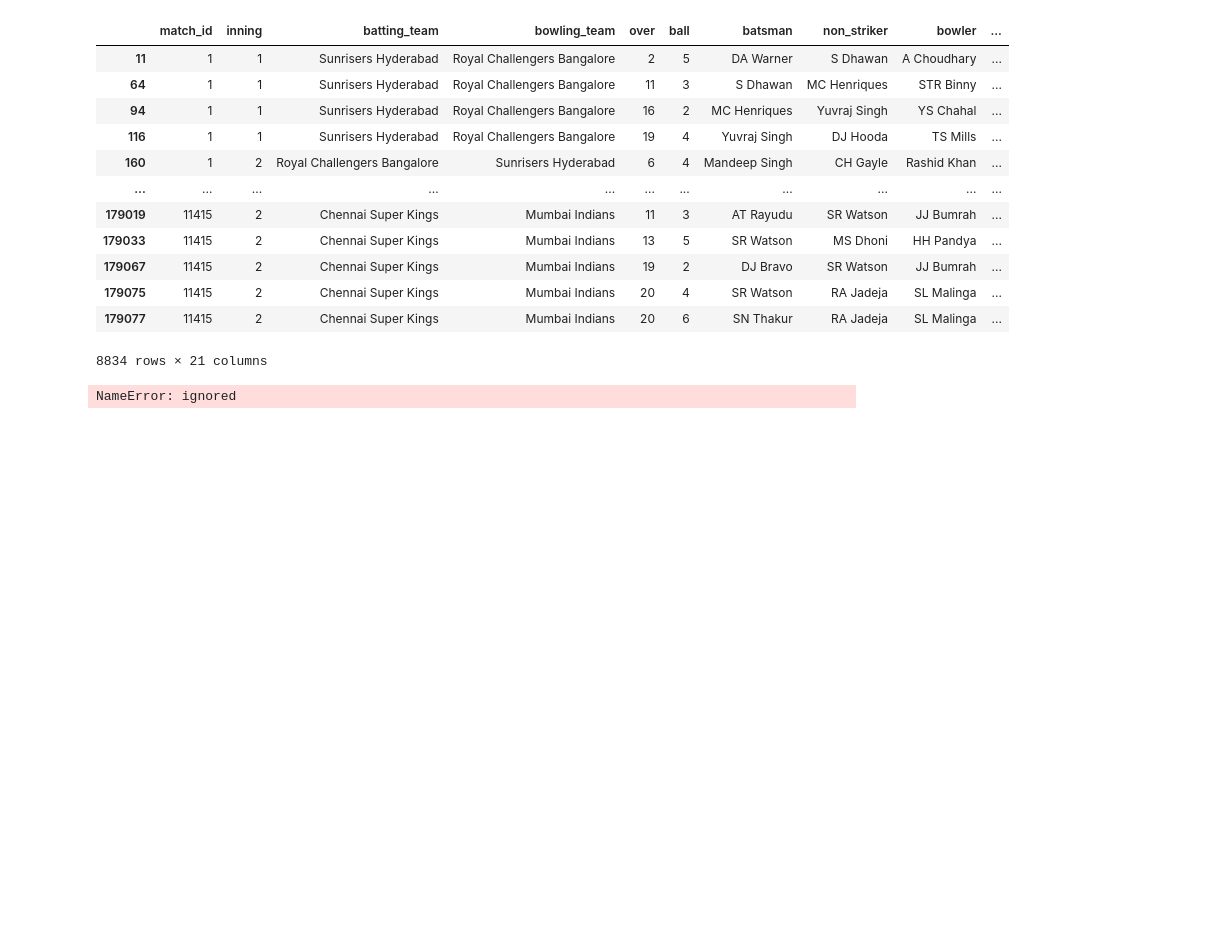
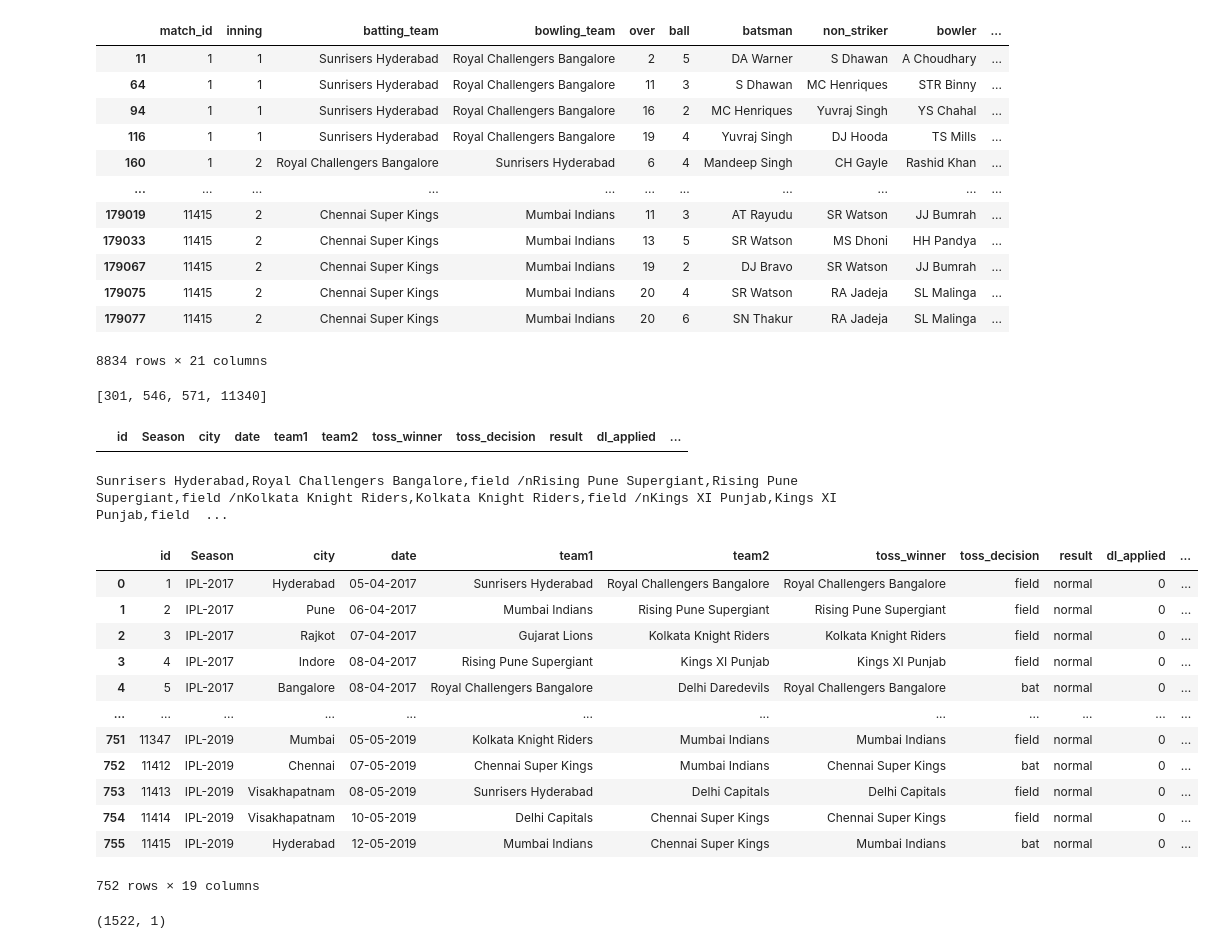
Before and after one commit to satyamgipu/Iplt20analysis, a Jupyter notebook: IPL_T20_Cricket_Analysis_Capstone_Project.ipynb, the cells around one changed output. Drawn from its saved outputs; the diff is of its cells as text; code cells hidden in the pictures; blank space fills up the shorter version.

```diff
--- a/IPL_T20_Cricket_Analysis_Capstone_Project.ipynb
+++ b/IPL_T20_Cricket_Analysis_Capstone_Project.ipynb
@@ -185,7 +110,50 @@ deliveries.loc[deliveries["dismissal_kind"].notna(),:]
 | 179075 | 11415 | 2 | Chennai Super Kings | Mumbai Indians | 20 | 4 | SR Watson | RA Jadeja | SL Malinga | ... |
 | 179077 | 11415 | 2 | Chennai Super Kings | Mumbai Indians | 20 | 6 | SN Thakur | RA Jadeja | SL Malinga | ... |
 8834 rows × 21 columns
-# %%
-delivered
-# %% [output]
-NameError: ignored
+# %%
+match_id_with_no_result=list(match[match["result"]=="no result"].id)
+match_id_with_no_result
+# %% [output]
+[301, 546, 571, 11340]
+# %%
+match=match[~match["id"].isin(match_id_with_no_result)]
+deliveries=deliveries[~deliveries["match_id"].isin(match_id_with_no_result)]
+# %%
+match[match["id"]==546]
+# %% [output]
+|  | id | Season | city | date | team1 | team2 | toss_winner | toss_decision | result | dl_applied | ... |
+# %%
+def inning_finder(winner,toss_decision,toss_winner):
+  innings_winner=0
+  print(winner,end=",")
+  print(toss_winner,end=",")
+  print(toss_decision,end=" /n")
+  if toss_winner==winner and toss_decision=="field":
+    innings_winner=2
+  elif toss_winner==winner and toss_decision=="bat":
+    innings_winner=1
+  elif toss_winner!=winner and toss_decision=="bat":
+    innings_winner=2
+  elif toss_winner!=winner and toss_decision=="field":
+    innings_winner=1
+  return innings_winner
+match["innings_winner"]=match.apply(lambda x: inning_finder(x["winner"],x["toss_decision"],x["toss_winner"]),
+                                                                                axis=1)
+# %% [output]
+Sunrisers Hyderabad,Royal Challengers Bangalore,field /nRising Pune Supergiant,Rising Pune Supergiant,field /nKolkata Knight Riders,Kolkata Knight Riders,field /nKings XI Punjab,Kings XI Punjab,field  ...
+# %%
+match
+# %% [output]
+|  | id | Season | city | date | team1 | team2 | toss_winner | toss_decision | result | dl_applied | ... |
+| 0 | 1 | IPL-2017 | Hyderabad | 05-04-2017 | Sunrisers Hyderabad | Royal Challengers Bangalore | Royal Challengers Bangalore | field | normal | 0 | ... |
+| 1 | 2 | IPL-2017 | Pune | 06-04-2017 | Mumbai Indians | Rising Pune Supergiant | Rising Pune Supergiant | field | normal | 0 | ... |
+| 2 | 3 | IPL-2017 | Rajkot | 07-04-2017 | Gujarat Lions | Kolkata Knight Riders | Kolkata Knight Riders | field | normal | 0 | ... |
+| 3 | 4 | IPL-2017 | Indore | 08-04-2017 | Rising Pune Supergiant | Kings XI Punjab | Kings XI Punjab | field | normal | 0 | ... |
+| 4 | 5 | IPL-2017 | Bangalore | 08-04-2017 | Royal Challengers Bangalore | Delhi Daredevils | Royal Challengers Bangalore | bat | normal | 0 | ... |
+| ... | ... | ... | ... | ... | ... | ... | ... | ... | ... | ... | ... |
+| 751 | 11347 | IPL-2019 | Mumbai | 05-05-2019 | Kolkata Knight Riders | Mumbai Indians | Mumbai Indians | field | normal | 0 | ... |
+| 752 | 11412 | IPL-2019 | Chennai | 07-05-2019 | Chennai Super Kings | Mumbai Indians | Chennai Super Kings | bat | normal | 0 | ... |
+| 753 | 11413 | IPL-2019 | Visakhapatnam | 08-05-2019 | Sunrisers Hyderabad | Delhi Capitals | Delhi Capitals | field | normal | 0 | ... |
+| 754 | 11414 | IPL-2019 | Visakhapatnam | 10-05-2019 | Delhi Capitals | Chennai Super Kings | Chennai Super Kings | field | normal | 0 | ... |
+| 755 | 11415 | IPL-2019 | Hyderabad | 12-05-2019 | Mumbai Indians | Chennai Super Kings | Mumbai Indians | bat | normal | 0 | ... |
+752 rows × 19 columns
@@ -191,0 +162,4 @@ NameError: ignored
+# %%
+inning_wise_extra_runs.shape
+# %% [output]
+(1522, 1)
```
Also changed, not shown: parts of 31 cells of this notebook.
